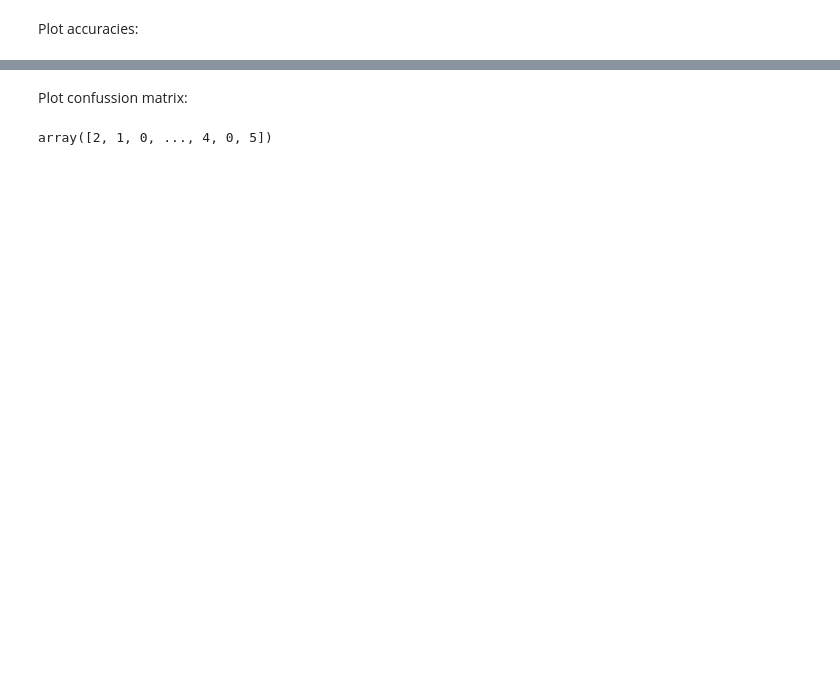
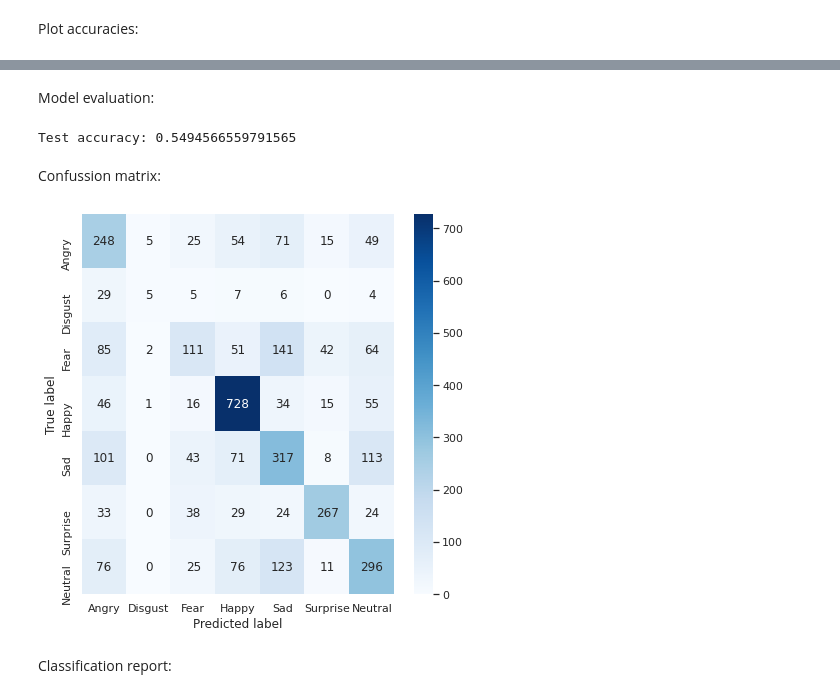
Before and after one commit to glosophy/Facial-Expression, a Jupyter notebook: CNN.ipynb, the cells around one changed output, grey strips where cells are left out. Cells and saved outputs as stored; diff of their text form; code cells hidden in the pictures; blank space fills up the shorter version.

```diff
--- a/CNN.ipynb
+++ b/CNN.ipynb
@@ -275,24 +221,36 @@ plt.show()
-# %% [markdown]
-Plot confussion matrix:
-# %%
-# https://stackoverflow.com/questions/51282098/plotting-confusion-matrix-for-an-image-classification-model
-
-from sklearn.metrics import classification_report
-import sklearn.metrics as metrics
-
-
-classes = ['0','1','2','3', '4', '5', '6']
-
-Y_pred = model.predict(test_images)
-
-y_preds = np.argmax(Y_pred, axis=1)
-
-y_preds
-
-#print('Confusion Matrix')
-#print(metrics.confusion_matrix(test_labels, y_preds))
-#print("")
-#print('Classification Report')
-#print(classification_report(test_labels, y_preds, target_names=classes))
-# %% [output]
-array([2, 1, 0, ..., 4, 0, 5])
+# %% [markdown]
+Model evaluation:
+# %%
+scores = model.evaluate(test_images, test_labels, verbose=False)
+print(f'Test accuracy: {scores[1]}')
+# %% [output]
+Test accuracy: 0.5494566559791565
+# %% [markdown]
+Confussion matrix:
+# %%
+# https://stackoverflow.com/questions/51282098/plotting-confusion-matrix-for-an-image-classification-model
+
+from sklearn.metrics import confusion_matrix
+import sklearn.metrics as metrics
+import seaborn as sns
+
+classes = ['Angry', 'Disgust', 'Fear', 'Happy', 'Sad', 'Surprise', 'Neutral']
+
+y_pred = model.predict(test_images)
+y_pred = np.asarray([np.argmax(e) for e in y_pred])
+y_true = np.asarray([np.argmax(e) for e in test_labels])
+
+cm = confusion_matrix(y_true, y_pred)
+
+# Plot confusion matrix
+fig, ax = plt.subplots(figsize=(7,7))
+ax = sns.heatmap(cm, annot=True,
+                 cmap='Blues', yticklabels=classes,
+                 xticklabels=classes, vmin=0,
+                 vmax=np.max(cm), fmt=".0f")
+ax.set(xlabel='Predicted label', ylabel='True label')
+plt.show()
+# %% [output]
+[figure, added]
+# %% [markdown]
+Classification report:
```
Also changed, not shown: parts of 10 cells of this notebook.
